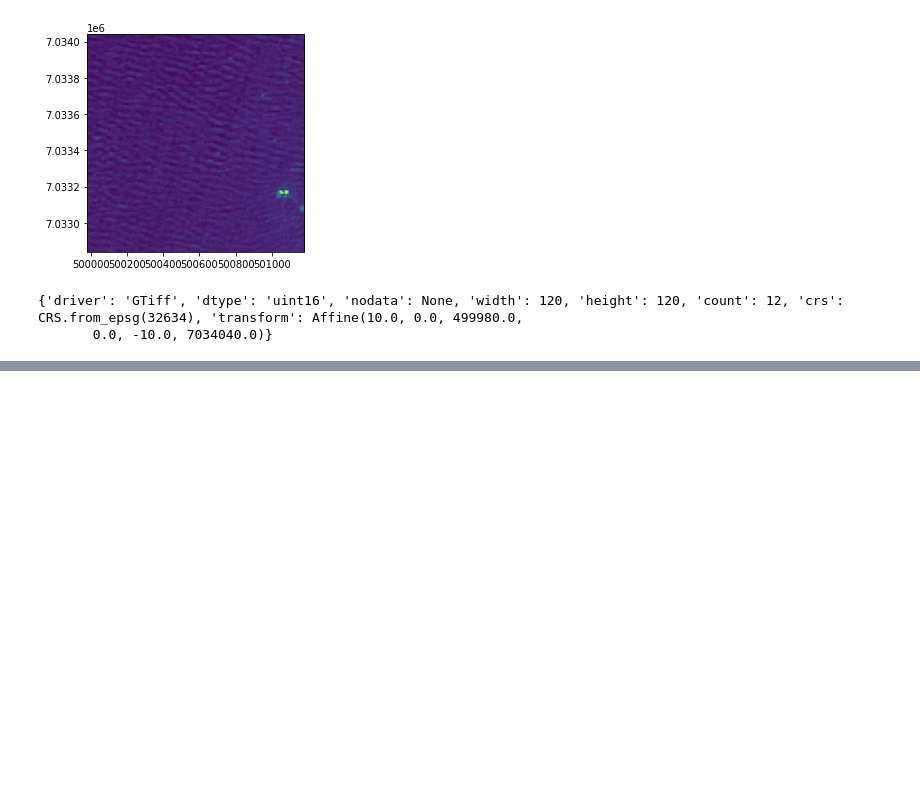
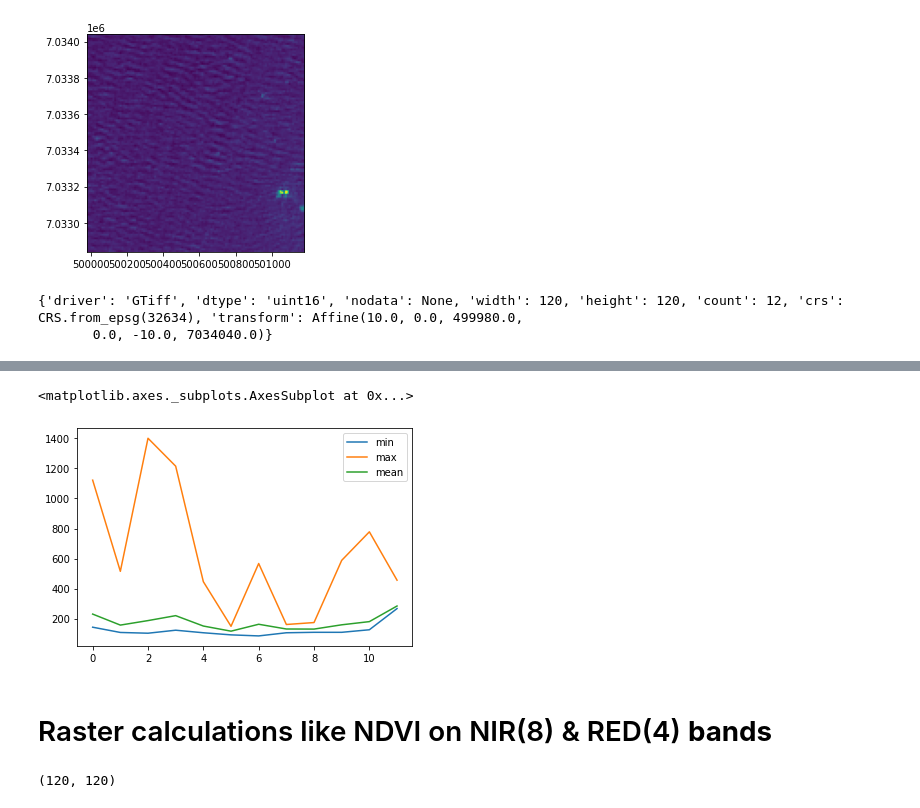
Before and after one commit to BRIJNANDA1979/CNN-Sentinel, a Jupyter notebook: Merge_bands_RGB_NIR_and_SWIR_of_BigEarthNet_using_Rasterio.ipynb, the cells around one changed output, grey strips where cells are left out. Saved outputs shown, nothing was run; the diff lists cells and outputs as text; code cells hidden in the pictures; blank space fills up the shorter version.

```diff
--- a/Merge_bands_RGB_NIR_and_SWIR_of_BigEarthNet_using_Rasterio.ipynb
+++ b/Merge_bands_RGB_NIR_and_SWIR_of_BigEarthNet_using_Rasterio.ipynb
@@ -149,3 +145,21 @@ Output geotiff number of bands 12
 [figure]
 {'driver': 'GTiff', 'dtype': 'uint16', 'nodata': None, 'width': 120, 'height': 120, 'count': 12, 'crs': CRS.from_epsg(32634), 'transform': Affine(10.0, 0.0, 499980.0,
        0.0, -10.0, 7034040.0)}
+# %%
+#read all 12 bands of stack.tif
+min=[]
+max=[]
+mean=[]
+path = '/content/drive/MyDrive/Big/stack.tif'
+with rasterio.open(path) as src:
+  data_array = src.read()
+  print("Shape of Geotiff source",data_array.shape)
+  print("Band stats:--> \n")
+  for id,band in enumerate(data_array,start=1):
+    print("min of band",id,band.min())
+    min.append(band.min())
+    print("max of band",id,band.max())
+    max.append(band.max())
+    print("mean of band",id,band.mean())
+    mean.append(band.mean())
+    print("\n")
@@ -151,0 +184,6 @@ Output geotiff number of bands 12
+# %%
+df=pd.DataFrame()
+df['min'] = min
+df['max'] = max
+df['mean'] = mean
+df
@@ -151,0 +204,7 @@ Output geotiff number of bands 12
+# %%
+df.plot()
+# %% [output]
+<matplotlib.axes._subplots.AxesSubplot at 0x...>
+[figure, added]
+# %% [markdown]
+# Raster calculations like NDVI on NIR(8) &  RED(4) **bands**
@@ -151,0 +213,8 @@ Output geotiff number of bands 12
+# %%
+#open multi-band geotiff stacked file stack.tif (12 bands when read using raster dta array object)
+#https://automating-gis-processes.github.io/CSC18/lessons/L6/raster-calculations.html
+path = '/content/drive/MyDrive/Big/stack.tif'
+data_stack = rasterio.open(path)
+data_stack.shape
+# %% [output]
+(120, 120)
```
Also changed, not shown: parts of 23 cells of this notebook.
